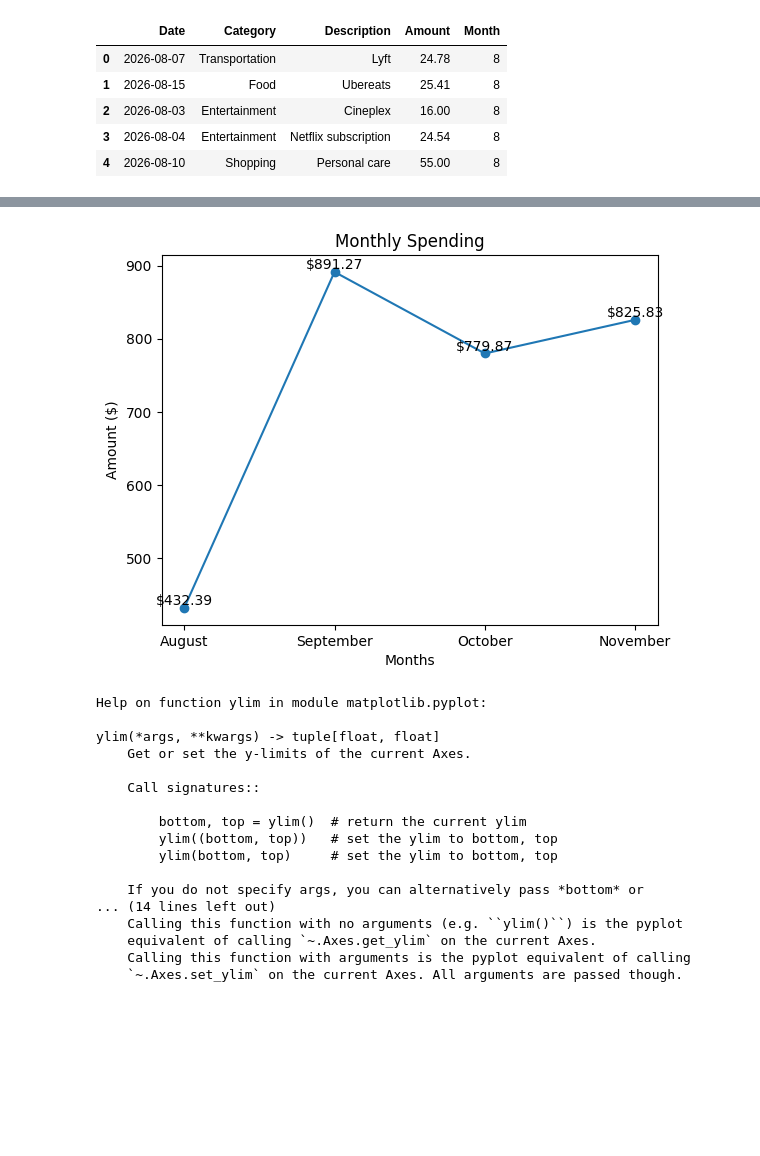
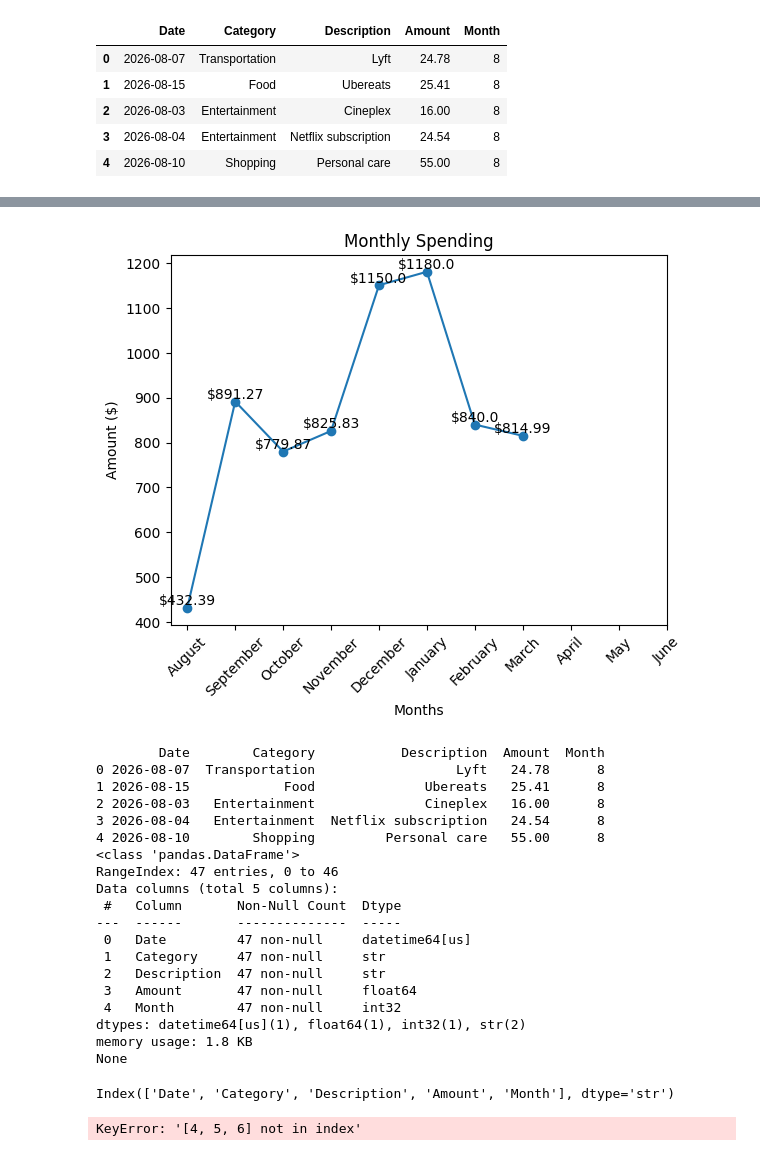
Before and after one commit to oakalonu-sudo/Student-Expense-Analyzer, a Jupyter notebook: expense_analyzer.ipynb, the cells around one changed output, grey strips where cells are left out. Saved outputs shown, nothing was run; the diff lists cells and outputs as text; code cells hidden in the pictures; blank space fills up the shorter version.

```diff
--- a/expense_analyzer.ipynb
+++ b/expense_analyzer.ipynb
@@ -182,6 +199,10 @@ df.head()
 # %%
 monthly_totals = df.groupby('Month')['Amount'].sum()
 # %%
+month_order = [8,9,10,11,12,1,2,3,4,5,6]
+
+monthly_totals = monthly_totals.reindex(month_order)
+
 monthly_totals
 # %% [output]
 Month
@@ -211,34 +239,51 @@ plt.show()
 # %%
-monthly_totals.plot(kind='line',marker='o')
+plt.plot(range(len(monthly_totals)),monthly_totals.values,marker='o')
 
 plt.title('Monthly Spending')
 plt.xlabel('Months')
 plt.ylabel('Amount ($)')
 
-plt.xticks(monthly_totals.index, ['August','September','October','November'])
+plt.xticks(range(len(monthly_totals)), ['August','September','October','November','December','January','February','March','April','May','June'],rotation=45)
 
-for month,amount,label in zip(monthly_totals.index,monthly_totals.values,labels):
+for month,amount,label in zip(range(len(monthly_totals)),monthly_totals.values,labels):
     plt.text(month,amount,label,ha='center',va='bottom')
 plt.show()
 # %% [output]
-[figure, old version]
+[figure, new version]
 # %%
-help(plt.ylim)
+print(df.head())
+print(df.info())
 # %% [output]
-Help on function ylim in module matplotlib.pyplot:
-
-ylim(*args, **kwargs) -> tuple[float, float]
-    Get or set the y-limits of the current Axes.
-
-    Call signatures::
-
-        bottom, top = ylim()  # return the current ylim
-        ylim((bottom, top))   # set the ylim to bottom, top
-        ylim(bottom, top)     # set the ylim to bottom, top
-
-    If you do not specify args, you can alternatively pass *bottom* or
-... (14 lines left out)
-    Calling this function with no arguments (e.g. ``ylim()``) is the pyplot
-    equivalent of calling `~.Axes.get_ylim` on the current Axes.
-    Calling this function with arguments is the pyplot equivalent of calling
-    `~.Axes.set_ylim` on the current Axes. All arguments are passed though.
+        Date        Category           Description  Amount  Month
+0 2026-08-07  Transportation                  Lyft   24.78      8
+1 2026-08-15            Food              Ubereats   25.41      8
+2 2026-08-03   Entertainment              Cineplex   16.00      8
+3 2026-08-04   Entertainment  Netflix subscription   24.54      8
+4 2026-08-10        Shopping         Personal care   55.00      8
+<class 'pandas.DataFrame'>
+RangeIndex: 47 entries, 0 to 46
+Data columns (total 5 columns):
+ #   Column       Non-Null Count  Dtype
+---  ------       --------------  -----
+ 0   Date         47 non-null     datetime64[us]
+ 1   Category     47 non-null     str
+ 2   Description  47 non-null     str
+ 3   Amount       47 non-null     float64
+ 4   Month        47 non-null     int32
+dtypes: datetime64[us](1), float64(1), int32(1), str(2)
+memory usage: 1.8 KB
+None
+# %%
+print(df.columns)
+# %% [output]
+Index(['Date', 'Category', 'Description', 'Amount', 'Month'], dtype='str')
+# %%
+month_order = [8,9,10,11,12,1,2,3,4,5,6]
+
+monthly_data = df.groupby('Month')['Amount'].sum().reset_index()
+
+monthly_data = monthly_data.set_index('Month').loc[month_order].reset_index()
+
+print(monthly_data)
+# %% [output]
+KeyError: '[4, 5, 6] not in index'
```
Also changed, not shown: parts of 25 cells of this notebook, 1 other file.
